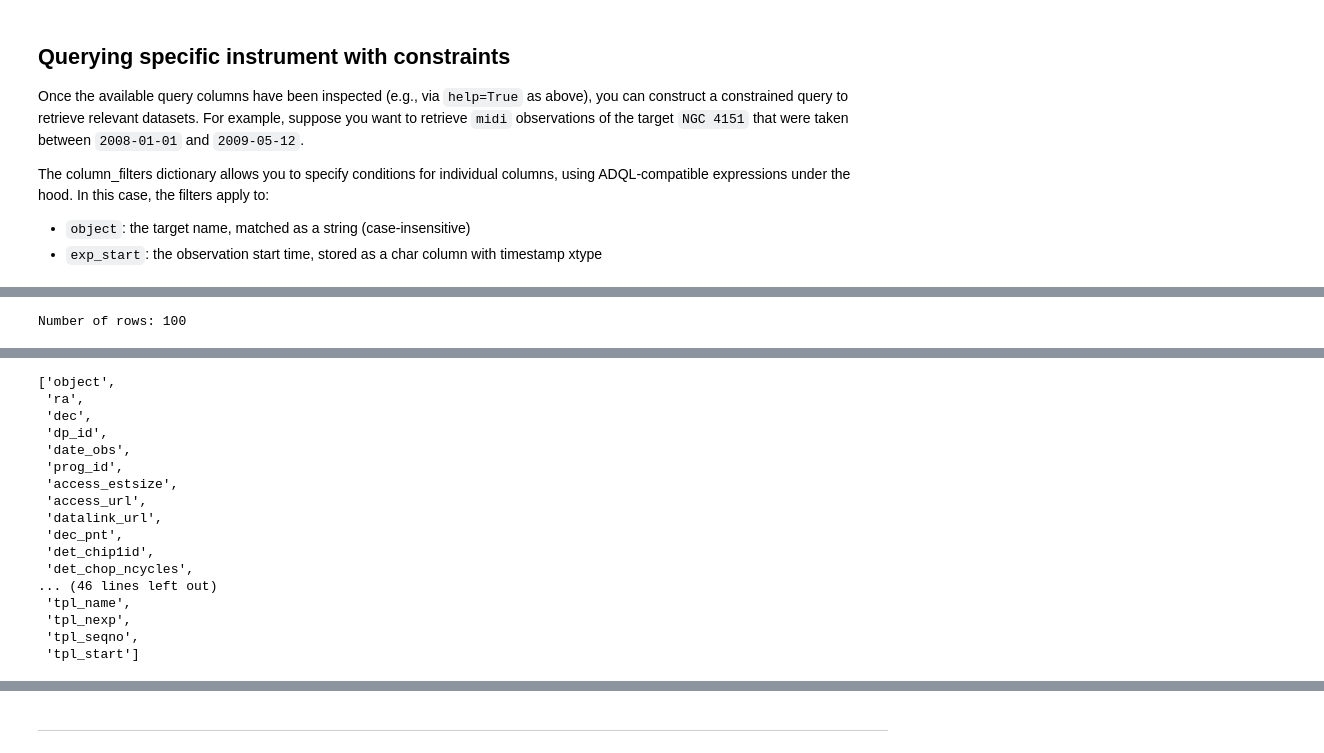
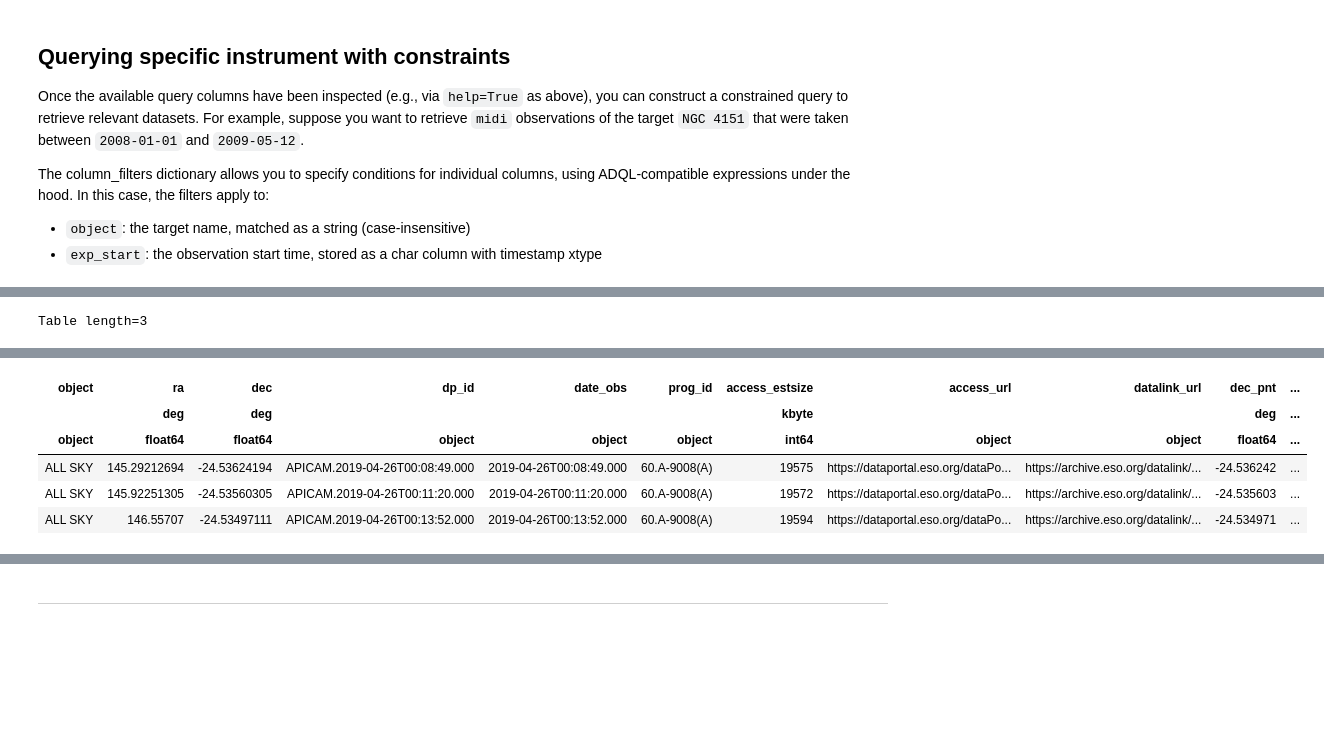
Before and after one commit to eso/astroquery_examples, a Jupyter notebook: ESO_Introduction.ipynb, the cells around one changed output, grey strips where cells are left out. Saved outputs shown, nothing was run; the diff lists cells and outputs as text; code cells hidden in the pictures; blank space fills up the shorter version.

```diff
--- a/ESO_Introduction.ipynb
+++ b/ESO_Introduction.ipynb
@@ -98,0 +97,5 @@ This instance will be used to demonstrate various queries to the ESO Archive, in
+# %%
+print(f"Default number of records to return: {eso.maxrec}") # print the default maxrec value
+eso.maxrec = 3       # Return only 100 results
+# eso.maxrec = -1    # Return all results without truncation
+print(f"New number of records to return: {eso.maxrec}") # print the new maxrec value
@@ -197,7 +214,3 @@ This method is particularly useful for querying instruments that do not have a d
 Example retrieving all-sky images from the `APICAM` instrument using the `LUMINANCE` filter, on a single night (i.e. `2019-04-26`):
 
 Note: By default, the number of returned rows is limited to 1000. Here we set to return all rows, which can take longer for large queries.
-# %%
-# eso.maxrec = 10    # Return only 10 results
-eso.maxrec = 100   # Return only 100 results
-# eso.maxrec = -1    # Return all results without truncation
@@ -207,7 +248,6 @@ table = eso.query_main(
                         "instrument": "APICAM",
                         "filter_path": "LUMINANCE",
                         "exp_start": "between '2019-04-26' and '2019-04-27'"})
-# print the number of rows in the table
-print(f"Number of rows: {len(table)}")
+table # print the table
 # %% [output]
-Number of rows: 100
+Table length=3
@@ -215,20 +254,6 @@ WARNING: MaxResultsWarning: Results truncated to 100. To retrieve all the record
+| object | ra | dec | dp_id | date_obs | prog_id | access_estsize | access_url | datalink_url | dec_pnt | ... |
+|  | deg | deg |  |  |  | kbyte |  |  | deg | ... |
+| object | float64 | float64 | object | object | object | int64 | object | object | float64 | ... |
+| ALL SKY | 145.29212694 | -24.53624194 | APICAM.2019-04-26T00:08:49.000 | 2019-04-26T00:08:49.000 | 60.A-9008(A) | 19575 | https://dataportal.eso.org/dataPo... | https://archive.eso.org/datalink/... | -24.536242 | ... |
+| ALL SKY | 145.92251305 | -24.53560305 | APICAM.2019-04-26T00:11:20.000 | 2019-04-26T00:11:20.000 | 60.A-9008(A) | 19572 | https://dataportal.eso.org/dataPo... | https://archive.eso.org/datalink/... | -24.535603 | ... |
+| ALL SKY | 146.55707 | -24.53497111 | APICAM.2019-04-26T00:13:52.000 | 2019-04-26T00:13:52.000 | 60.A-9008(A) | 19594 | https://dataportal.eso.org/dataPo... | https://archive.eso.org/datalink/... | -24.534971 | ... |
-# %%
-table.colnames # print the column names of the table
-# %% [output]
-['object',
- 'ra',
- 'dec',
- 'dp_id',
- 'date_obs',
- 'prog_id',
- 'access_estsize',
- 'access_url',
- 'datalink_url',
- 'dec_pnt',
- 'det_chip1id',
- 'det_chop_ncycles',
-... (46 lines left out)
- 'tpl_name',
- 'tpl_nexp',
- 'tpl_seqno',
- 'tpl_start']
```
Also changed, not shown: parts of 37 cells of this notebook, 1 other file.
